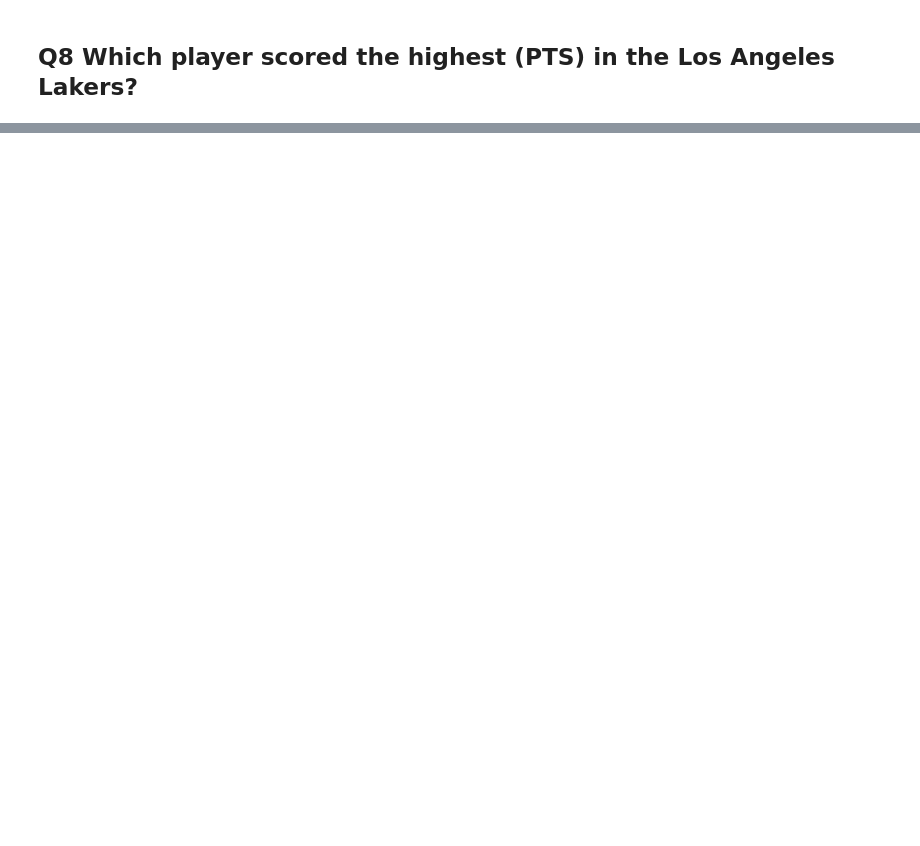
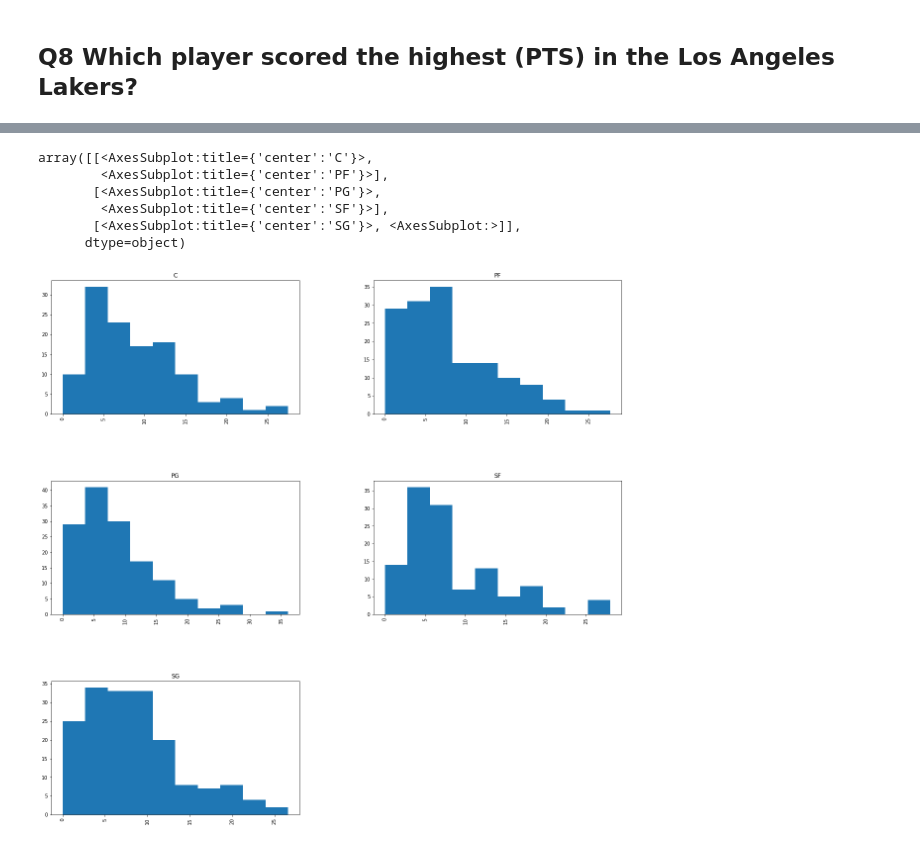
Before and after one commit to sandhyaammasi/EDA, a Jupyter notebook: expDataAna.ipynb, the cells around one changed output, grey strips where cells are left out. Drawn from its saved outputs; the diff is of its cells as text; code cells hidden in the pictures; blank space fills up the shorter version.

```diff
--- a/expDataAna.ipynb
+++ b/expDataAna.ipynb
@@ -302,0 +368,12 @@ LAL_teams[LAL_teams['PTS']==LAL_teams['PTS'].max()]
+# %%
+#reshaping the histogram
+
+Pos_PTS_df.hist(by=Pos_PTS_df['Pos'],figsize=(20,20))
+# %% [output]
+array([[<AxesSubplot:title={'center':'C'}>,
+        <AxesSubplot:title={'center':'PF'}>],
+       [<AxesSubplot:title={'center':'PG'}>,
+        <AxesSubplot:title={'center':'SF'}>],
+       [<AxesSubplot:title={'center':'SG'}>, <AxesSubplot:>]],
+      dtype=object)
+[figure, added]
```
Also changed, not shown: parts of 43 cells of this notebook, 1 other file.
